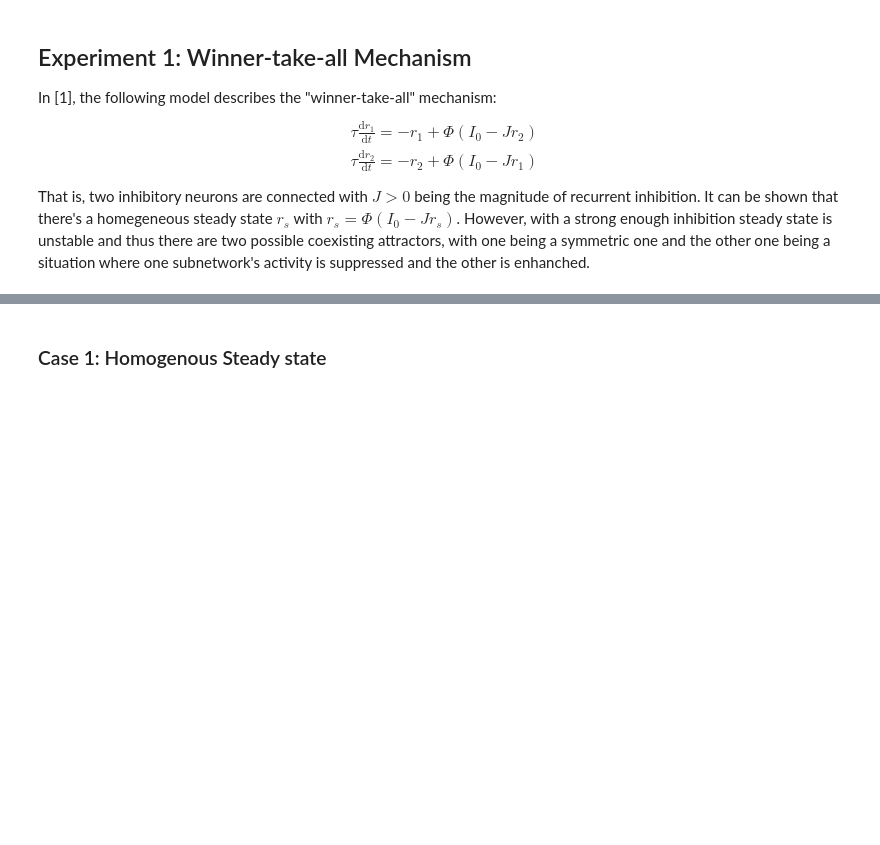
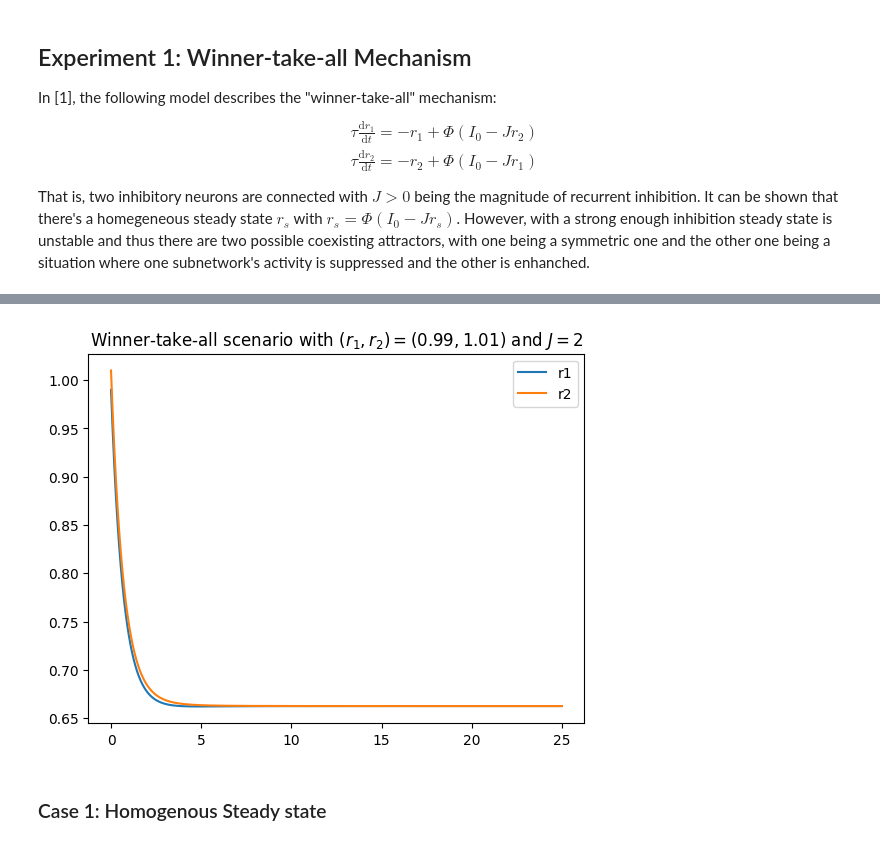
Before and after one commit to OdinMeng/Hybridizing-DeepLearning-and-ClassicalMathematicalModeling, a Jupyter notebook: code/22_2_neuronal_models_part2.ipynb, the cells around one changed output, grey strips where cells are left out. Saved outputs shown, nothing was run; the diff lists cells and outputs as text; code cells hidden in the pictures; blank space fills up the shorter version.

```diff
--- a/code/22_2_neuronal_models_part2.ipynb
+++ b/code/22_2_neuronal_models_part2.ipynb
@@ -124,3 +124,30 @@ plt.show()
+# %%
+I0 = 2
+J = 2
+r_init = [0.99, 1.01]
+T_MAX = 25
+
+sol = solve_ivp(
+    many_monkeys_simple,
+    t_span = [0, T_MAX],
+    y0 = np.array(r_init),
+    t_eval = np.arange(0, T_MAX, 0.01),
+    args = (NP_firing_rate_fun, I0, J),
+    atol=1e-8, rtol=1e-8
+)
+
+r1 = sol.y[0, :]
+r2 = sol.y[1, :]
+
+plt.plot(sol.t, r1, label="r1")
+plt.plot(sol.t, r2, label="r2")
+
+plt.title("Winner-take-all scenario with $(r_1,r_2)=(0.99, 1.01)$ and $J=2$")
+plt.legend()
+
+plt.show()
+# %% [output]
+[figure, added]
 # %% [markdown]
 ### Case 1: Homogenous Steady state
 # %% [markdown]
```
Also changed, not shown: parts of 2 cells of this notebook, 19 other files.
